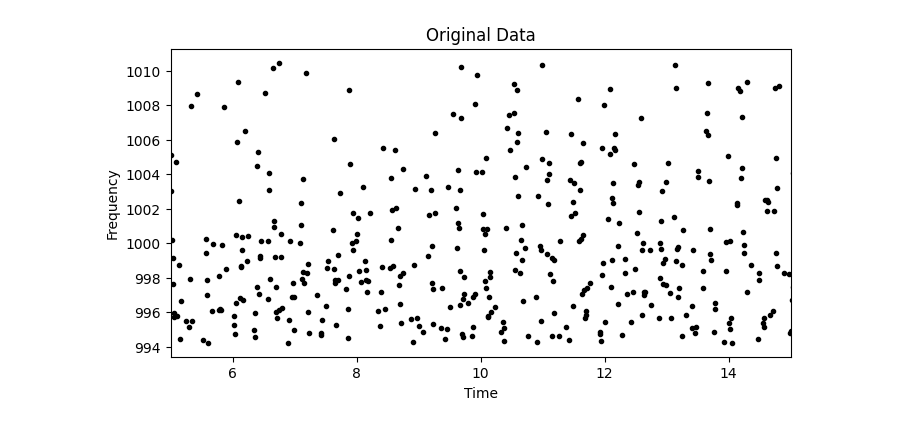
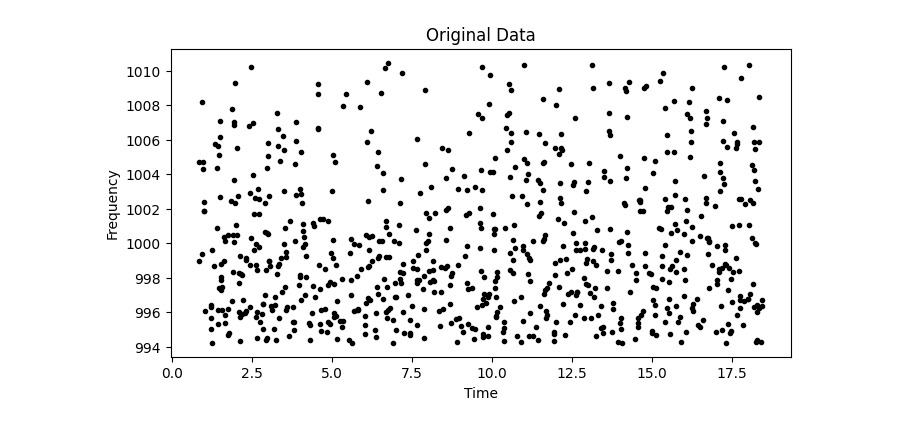
Before and after one commit to 000RF/exp.phy-3-, a Jupyter notebook: 1114/1000hz120.ipynb, the cells around one changed output. Cells and saved outputs as stored; diff of their text form; code cells hidden in the pictures.

```diff
--- a/1114/1000hz120.ipynb
+++ b/1114/1000hz120.ipynb
@@ -31,12 +31,12 @@ plt.show()
 # %%
 plt.figure(figsize=(8,4))
 plt.scatter(time, freq, label=f"Gaussian smooth (σ={sigma})",marker='.',color='black')
 #plt.plot(time, freq_fit, label="Sine fit", color='red')
 #plt.legend()
 plt.xlabel("Time")
 plt.ylabel("Frequency")
 plt.title("Original Data")
-plt.xlim(5, 15)
+#plt.xlim(5, 15)
 plt.show()
 # %% [output]
-[figure, old version]
+[figure, new version]
```
Also changed, not shown: parts of 1 cell of this notebook, 7 other files.
